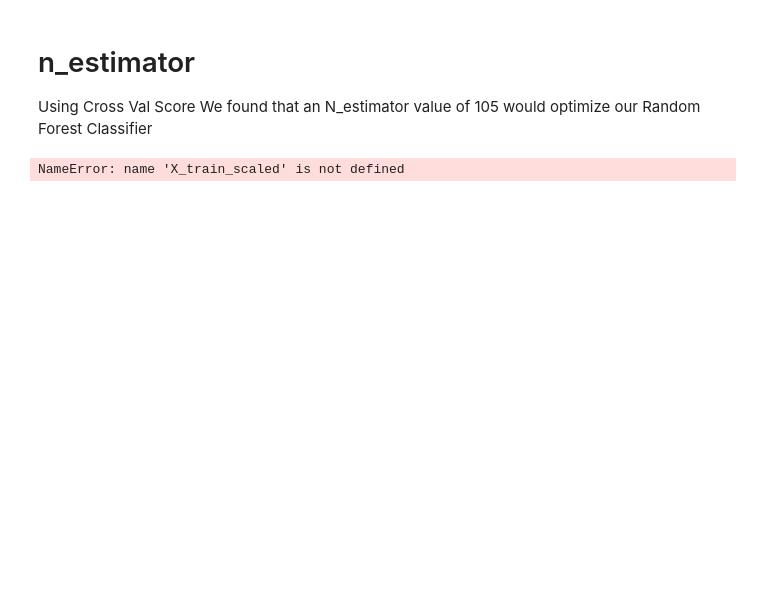
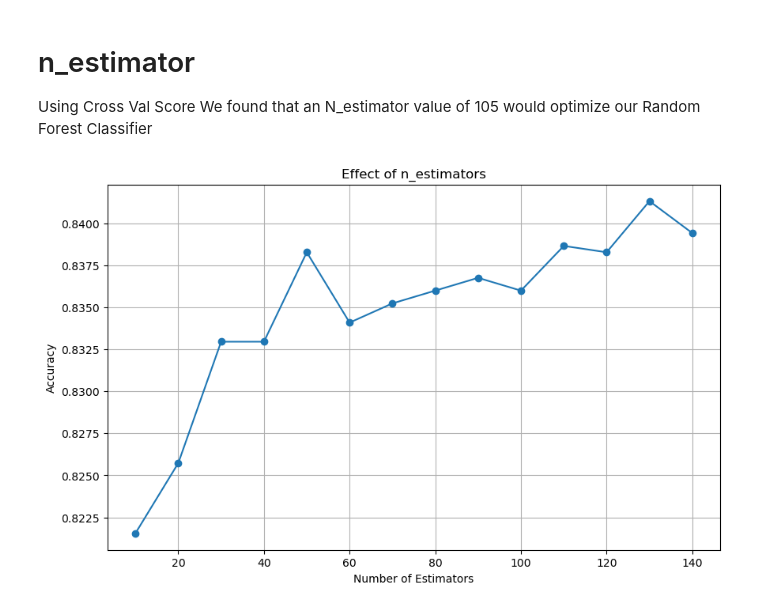
Before and after one commit to ehxewri/Project-2, a Jupyter notebook: Maketing Campaign/Marketing_Campaign.ipynb, the cells around one changed output. Saved outputs shown, nothing was run; the diff lists cells and outputs as text; code cells hidden in the pictures; blank space fills up the shorter version.

```diff
--- a/Maketing Campaign/Marketing_Campaign.ipynb
+++ b/Maketing Campaign/Marketing_Campaign.ipynb
@@ -495,7 +497,7 @@ scores = cross_val_score(model, X, y, cv=cv)
 print("Mean Accuracy: %0.2f" % scores.mean())
 This script loads the Iris dataset, initializes an SVM classifier, and evaluates it using repeated stratified K-fold cross-validation. The results display the mean accuracy across all folds and repeats.
 # %%
-X_train, X_test, y_train, y_test = train_test_split(X, y, test_size=0.20, random_state=42)
+X_train, X_test, y_train, y_test = train_test_split(X, y, test_size=0.30, random_state=42)
 # Step 3: Scale the data (after resampling)
 # %%
 
@@ -611,25 +597,34 @@ Sampler Scaler Classifier  Accuracy
+# %%
+# Scale the data after oversampling
+scaler = StandardScaler()
+X_train_scaled = scaler.fit_transform(X_train)
+X_test_scaled = scaler.transform(X_test)  # Note: the scaler is fitted on the training data only
+
+# Apply SMOTE
+smote = SMOTE(random_state=42)
+X_train_smote, y_train_smote = smote.fit_resample(X_train_scaled, y_train)
 # %% [markdown]
 # n_estimator
 Using Cross Val Score We found that an N_estimator value of 105 would optimize our Random Forest Classifier
 # %%
 # Using the top model by accuracy score fid the best n_estimator
 scores = []
-estimators_range = range(10, 100, 5)  # From 10 to 300 in steps of 20
+estimators_range = range(10, 150, 10)  # From 10 to 300 in steps of 20
 
 for n in estimators_range:
-    model = RandomForestClassifier(n_estimators=n, random_state=42)
-    score = cross_val_score(model, X_train_scaled, y_train, cv=5, scoring='accuracy')  # 5-fold cross-validation
+    model = RandomForestClassifier(n_estimators=n, random_state=42, min_samples_leaf=100)
+    score = cross_val_score(model, X_train_smote, y_train_smote, cv=5, scoring='accuracy')  # 5-fold cross-validation
     scores.append(np.mean(score))
 
 # Plotting the results
 plt.figure(figsize=(10, 6))
 plt.plot(estimators_range, scores, marker='o')
 plt.xlabel('Number of Estimators')
 plt.ylabel('Accuracy')
 plt.title('Effect of n_estimators')
 plt.grid(True)
 plt.show()
 # %% [output]
-NameError: name 'X_train_scaled' is not defined
+[figure, added]
 # %%
 # Rate each features importance
```
Also changed, not shown: parts of 24 cells of this notebook.
